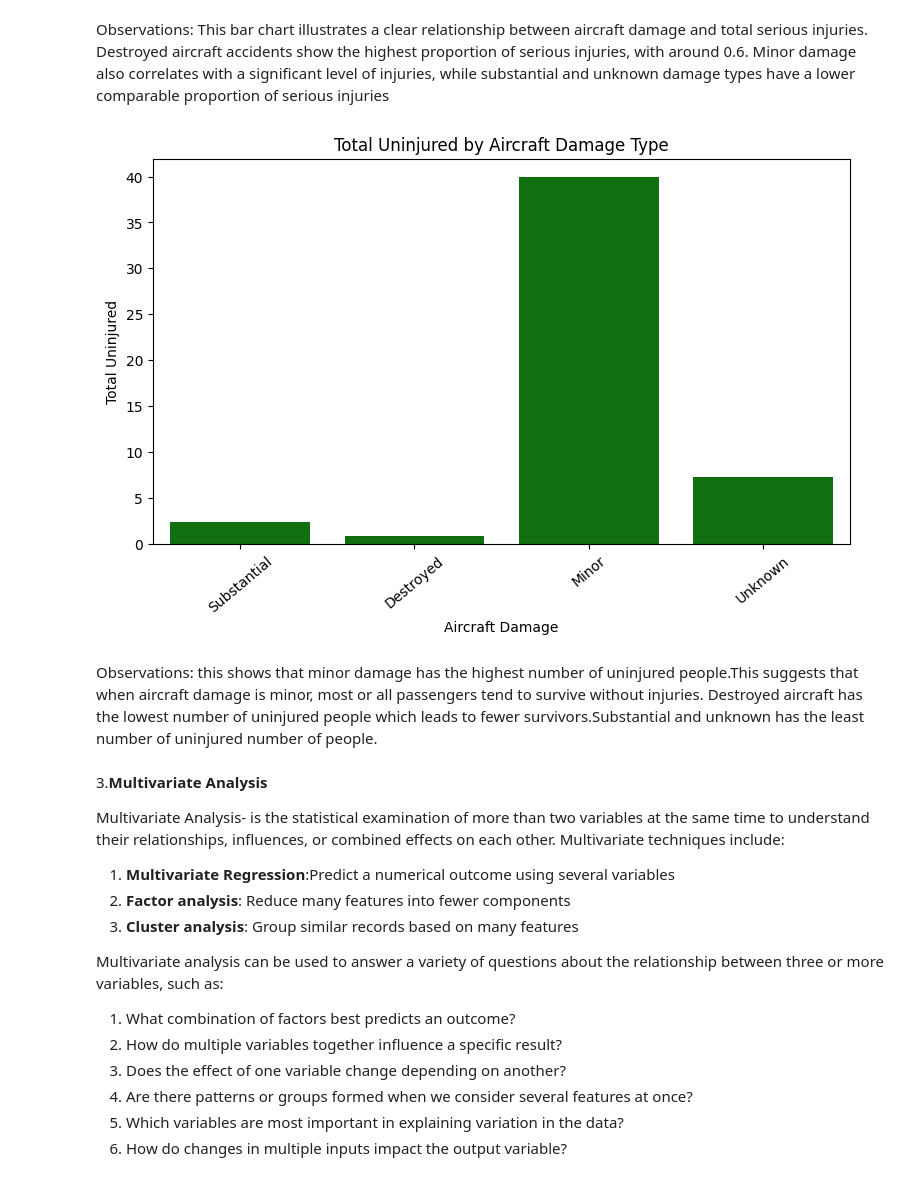
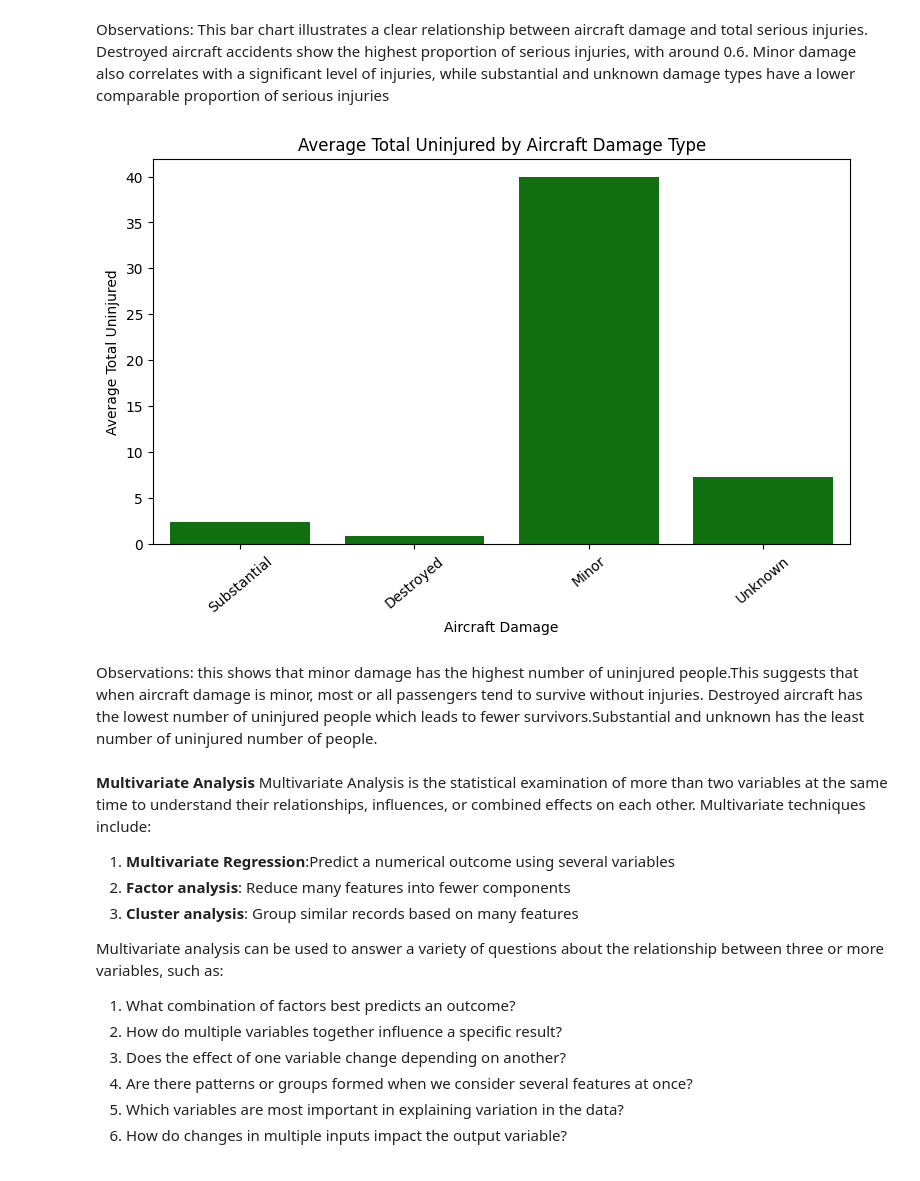
Before and after one commit to audreychela/Audrey_first_repo, a Jupyter notebook: data_cleaning_project.ipynb, the cells around one changed output. Saved outputs shown, nothing was run; the diff lists cells and outputs as text; code cells hidden in the pictures.

```diff
--- a/data_cleaning_project.ipynb
+++ b/data_cleaning_project.ipynb
@@ -734,22 +720,20 @@ Observations: This bar chart illustrates a clear relationship between aircraft d
 # %%
 #bar plot showing analysis between aircraft damage vs total uninjured
 plt.figure(figsize=(9, 5))
 sns.barplot(x='Aircraft.damage', y='Total.Uninjured', data=data, errorbar=None, color='g')
-plt.title("Total Uninjured by Aircraft Damage Type")
+plt.title("Average Total Uninjured by Aircraft Damage Type")
 plt.xlabel("Aircraft Damage")
-plt.ylabel("Total Uninjured")
+plt.ylabel("Average Total Uninjured")
 plt.xticks(rotation=40)
 plt.show()
 # %% [output]
-[figure, old version]
+[figure, new version]
 # %% [markdown]
 Observations: this shows that minor damage has the highest number of uninjured people.This suggests that when aircraft damage is minor, most or all passengers tend to survive without injuries.
 Destroyed aircraft has the lowest number of uninjured people which leads to fewer survivors.Substantial and unknown has the least number of uninjured number of people.
 # %% [markdown]
-3.**Multivariate Analysis**
-
-
-Multivariate Analysis- is the statistical examination of more than two variables at the same time to understand their relationships, influences, or combined effects on each other.
+**Multivariate Analysis**
+Multivariate Analysis is the statistical examination of more than two variables at the same time to understand their relationships, influences, or combined effects on each other.
 Multivariate techniques include:
 1. **Multivariate Regression**:Predict a numerical outcome using several variables
 2. **Factor analysis**: Reduce many features into fewer components
```
Also changed, not shown: parts of 19 cells of this notebook.
